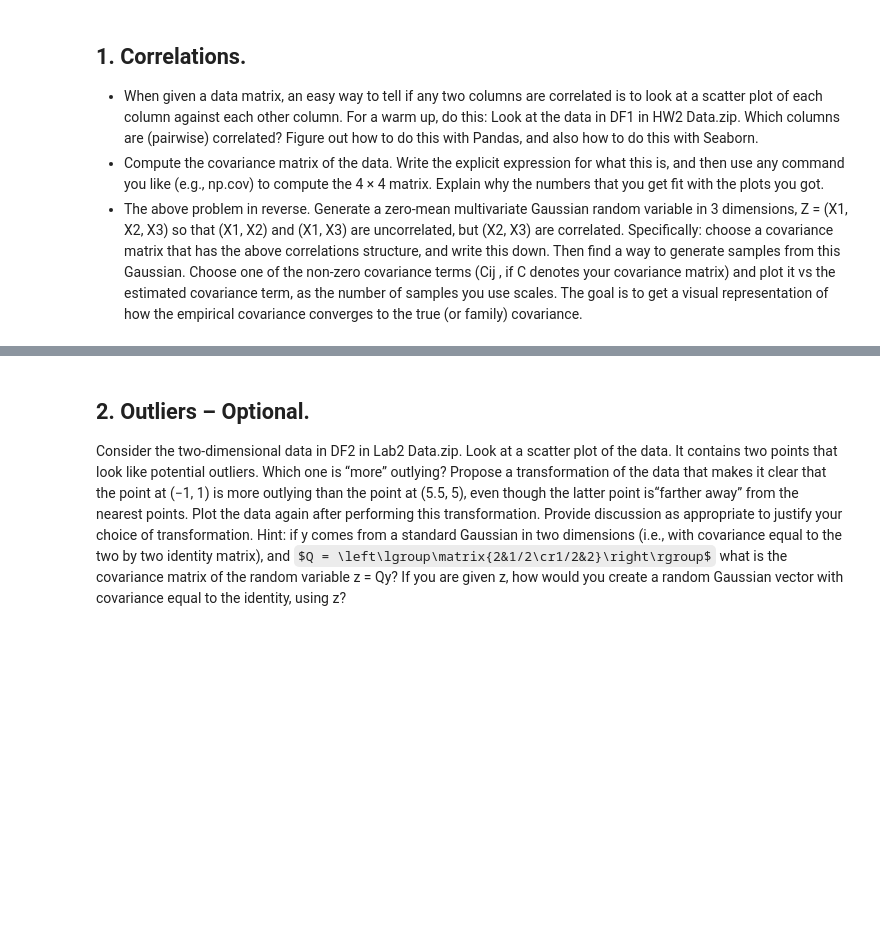
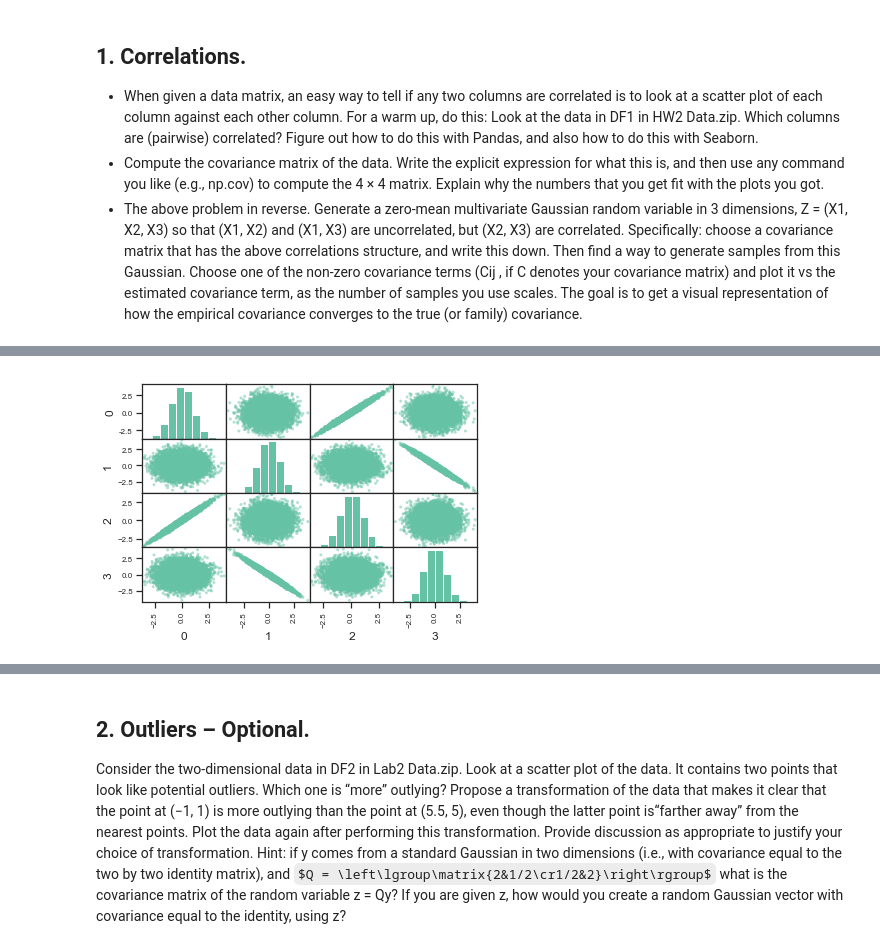
Before and after one commit to smitches/Business-Data-Science, a Jupyter notebook: HW2/HW2.ipynb, the cells around one changed output, grey strips where cells are left out. Cells and saved outputs as stored; diff of their text form; code cells hidden in the pictures; some formulas as TeX source; blank space fills up the shorter version.

```diff
--- a/HW2/HW2.ipynb
+++ b/HW2/HW2.ipynb
@@ -1,3 +1,15 @@
+# %%
+from __future__ import division
+import numpy as np
+import matplotlib.pyplot as plt
+from sklearn import datasets, linear_model
+import pandas as pd
+from pandas import DataFrame, Series
+import seaborn as sns
+import math
+from sklearn.metrics import r2_score
+sns.set(style='ticks', palette='Set2')
+%matplotlib inline
 # %% [markdown]
 ## 1. Correlations.
 - When given a data matrix, an easy way to tell if any two columns are correlated is to
@@ -14,3 +26,7 @@ from this Gaussian. Choose one of the non-zero covariance terms (Cij , if C deno
 your covariance matrix) and plot it vs the estimated covariance term, as the number of
 samples you use scales. The goal is to get a visual representation of how the empirical
 covariance converges to the true (or family) covariance.
+# %%
+data = pd.read_csv(r"HW2_Data/DF1", sep = ",", index_col = 0)
+df = pd.DataFrame(data)
+df.head()
@@ -16,0 +49,5 @@ covariance converges to the true (or family) covariance.
+# %%
+pd.plotting.scatter_matrix(df)
+plt.show()
+# %% [output]
+[figure, added]
```
Also changed, not shown: parts of 15 cells of this notebook.
